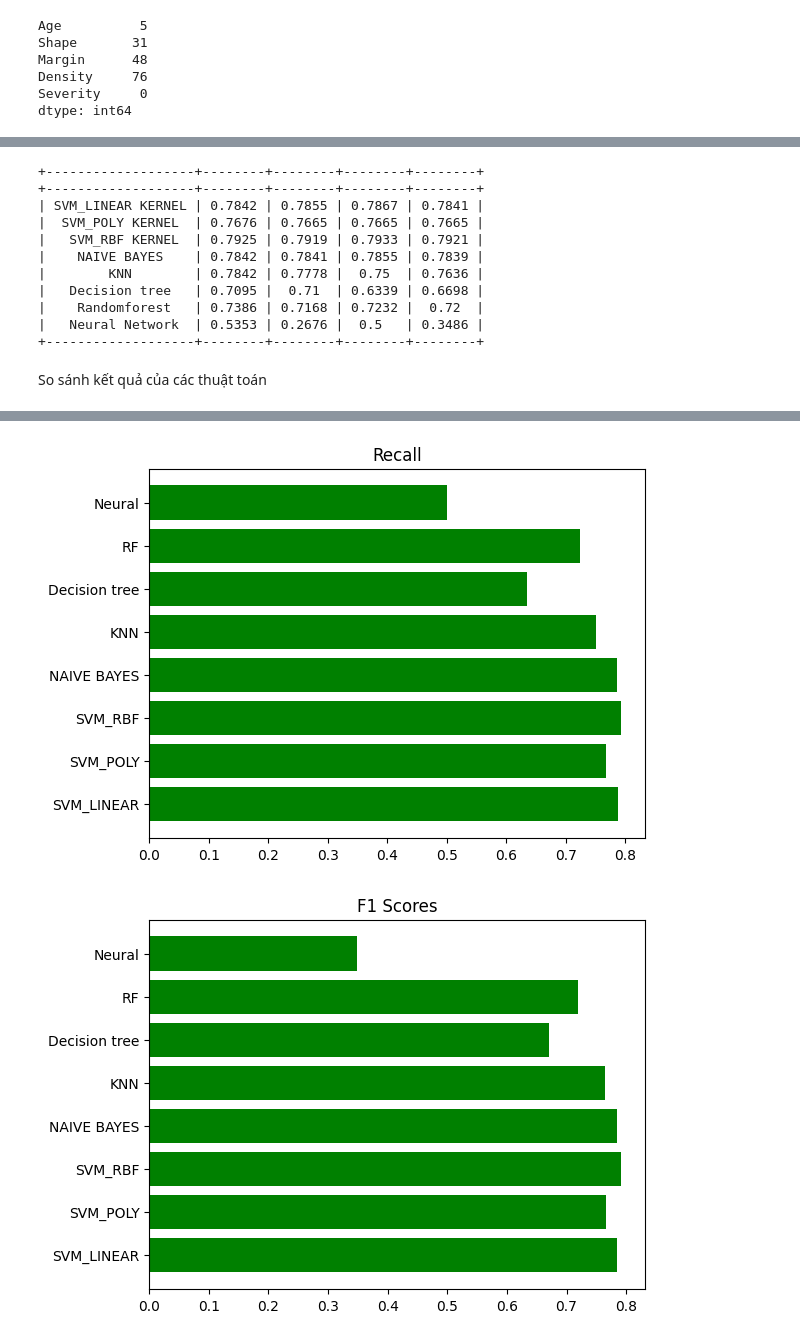
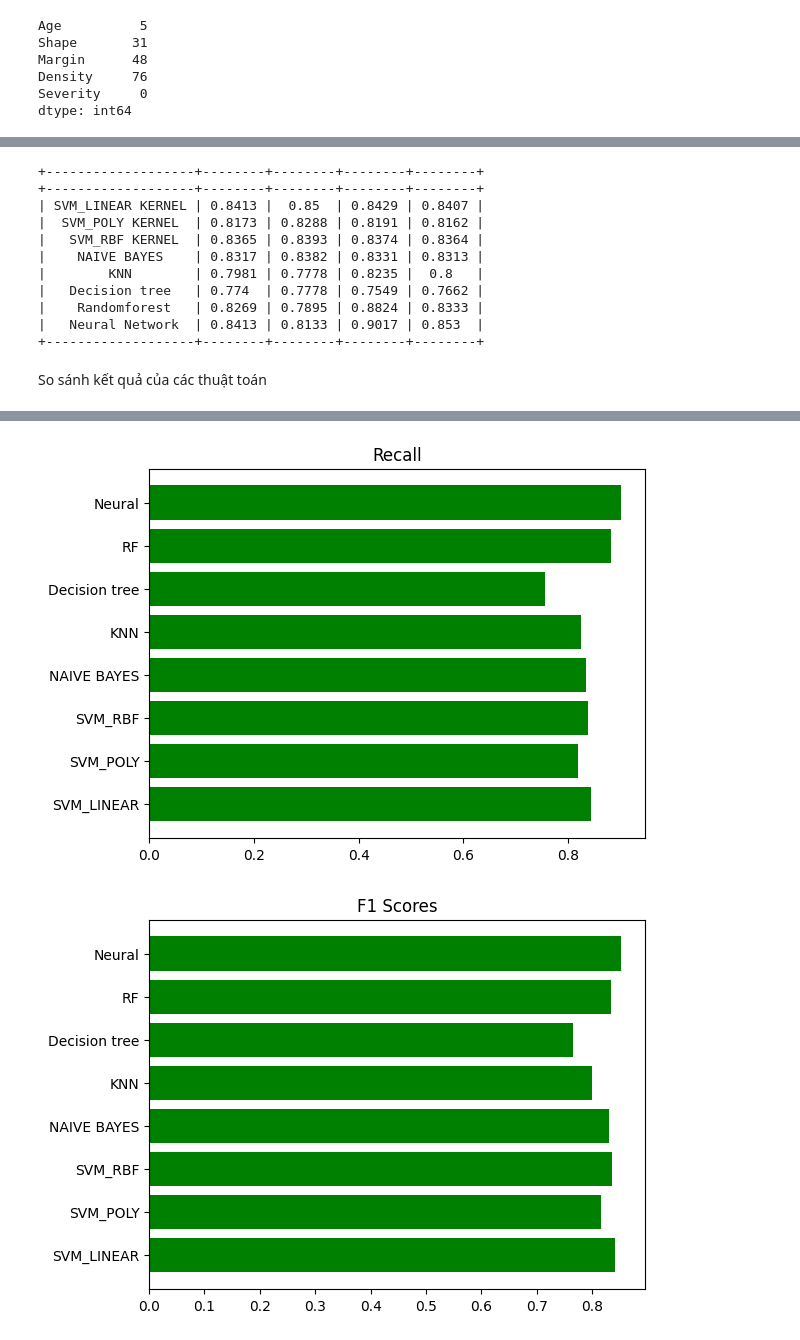
Before and after one commit to NguyenThiHongLinh/ML2023, a Jupyter notebook: Nhom2_Seminar_ML.ipynb, the cells around one changed output, grey strips where cells are left out. Cells and saved outputs as stored; diff of their text form; code cells hidden in the pictures.

```diff
--- a/Nhom2_Seminar_ML.ipynb
+++ b/Nhom2_Seminar_ML.ipynb
@@ -95,3 +81,7 @@ data.describe(include=("all"))
 | 50% | 57.000000 | 3.000000 | 3.000000 | 3.000000 | 0.000000 |
 | 75% | 66.000000 | 4.000000 | 4.000000 | 3.000000 | 1.000000 |
 | max | 96.000000 | 4.000000 | 5.000000 | 4.000000 | 1.000000 |
+# %%
+data.dropna(inplace=True)
+data.shape
+data. describe(include=("all"))
@@ -315,7 +315,7 @@ Accuracy :  0.7095435684647303
 # %%
 # RANDOM FOREST CLASSIFIER
 from sklearn.ensemble import RandomForestClassifier
-clf = RandomForestClassifier(n_estimators=10)
+clf = RandomForestClassifier(max_depth=3, n_estimators=100, random_state=0)
 clf = clf.fit(X_train,y_train)
 y_pred_rd = clf.predict(X_test)
 clf.score(X_test, y_test)
@@ -418,0 +380,35 @@ Accuracy :  0.5352697095435685
+# %%
+from keras import backend as K
+
+def recall_m(y_true, y_pred):
+    true_positives = K.sum(K.round(K.clip(y_true * y_pred, 0, 1)))
+    possible_positives = K.sum(K.round(K.clip(y_true, 0, 1)))
+    recall = true_positives / (possible_positives + K.epsilon())
+    return recall
+
+def precision_m(y_true, y_pred):
+    true_positives = K.sum(K.round(K.clip(y_true * y_pred, 0, 1)))
+    predicted_positives = K.sum(K.round(K.clip(y_pred, 0, 1)))
+    precision = true_positives / (predicted_positives + K.epsilon())
+    return precision
+
+def f1_m(y_true, y_pred):
+    precision = precision_m(y_true, y_pred)
+    recall = recall_m(y_true, y_pred)
+    return 2*((precision*recall)/(precision+recall+K.epsilon()))
+
+# compile the model
+model.compile(optimizer='adam', loss='binary_crossentropy', metrics=['acc',f1_m,precision_m, recall_m])
+
+# fit the model
+history = model.fit(X_train, y_train, validation_split=0.3, epochs=10, verbose=0)
+
+# evaluate the model
+loss, accuracy, f1_score, precision, recall = model.evaluate(X_test, y_test, verbose=0)
+# ypred=model.predict(X_test)
+print ("Loss:", loss)
+values = [accuracy, precision, recall, f1_score]
+names = ["Accuracy", "Precision", "Recall", "F1 Score"]
+plt.plot(names, values, color="green")
+plt.title("Neural Network")
+plt.show()
@@ -426,21 +425,21 @@ t.add_row(['NAIVE BAYES', round(accuracy_nb,4),round(precision_nb,4),round(recal
 t.add_row(['KNN', round(accuracy_knn,4),round(precision_knn,4),round(recall_knn,4),round(f1_knn,4)])
 t.add_row(['Decision tree', round(acc_tree,4),round(precision_tree,4),round(recall_tree,4),round(f1_tree,4)])
 t.add_row(['Randomforest', round(acc_rd,4),round(precision_rd,4),round(recall_rd,4),round(f1_rd,4)])
-t.add_row(['Neural Network', round(accuracy,4),round(precision,4),round(recall,4),round(f1,4)])
+t.add_row(['Neural Network', round(accuracy,4),round(precision,4),round(recall,4),round(f1_score,4)])
 
 
 print(t)
 # %% [output]
 +-------------------+--------+--------+--------+--------+
 +-------------------+--------+--------+--------+--------+
-| SVM_LINEAR KERNEL | 0.7842 | 0.7855 | 0.7867 | 0.7841 |
-|  SVM_POLY KERNEL  | 0.7676 | 0.7665 | 0.7665 | 0.7665 |
-|   SVM_RBF KERNEL  | 0.7925 | 0.7919 | 0.7933 | 0.7921 |
-|    NAIVE BAYES    | 0.7842 | 0.7841 | 0.7855 | 0.7839 |
-|        KNN        | 0.7842 | 0.7778 |  0.75  | 0.7636 |
-|   Decision tree   | 0.7095 |  0.71  | 0.6339 | 0.6698 |
-|    Randomforest   | 0.7386 | 0.7168 | 0.7232 |  0.72  |
-|   Neural Network  | 0.5353 | 0.2676 |  0.5   | 0.3486 |
+| SVM_LINEAR KERNEL | 0.8413 |  0.85  | 0.8429 | 0.8407 |
+|  SVM_POLY KERNEL  | 0.8173 | 0.8288 | 0.8191 | 0.8162 |
+|   SVM_RBF KERNEL  | 0.8365 | 0.8393 | 0.8374 | 0.8364 |
+|    NAIVE BAYES    | 0.8317 | 0.8382 | 0.8331 | 0.8313 |
+|        KNN        | 0.7981 | 0.7778 | 0.8235 |  0.8   |
+|   Decision tree   | 0.774  | 0.7778 | 0.7549 | 0.7662 |
+|    Randomforest   | 0.8269 | 0.7895 | 0.8824 | 0.8333 |
+|   Neural Network  | 0.8413 | 0.8133 | 0.9017 | 0.853  |
 +-------------------+--------+--------+--------+--------+
 # %% [markdown]
 So sánh kết quả của các thuật toán
@@ -467,7 +466,7 @@ plt.title("Recall")
 plt.show()
 
 # F1 SCORES
-values = [f1_svm,f1_svm_1,f1_svm_r, f1_nb, f1_knn, f1_tree,f1_rd, f1]
+values = [f1_svm,f1_svm_1,f1_svm_r, f1_nb, f1_knn, f1_tree,f1_rd, f1_score]
 names = ["SVM_LINEAR","SVM_POLY","SVM_RBF", "NAIVE BAYES", "KNN", "Decision tree","RF","Neural"]
 plt.barh(names, values, color="green")
 plt.title("F1 Scores")
@@ -478,2 +477,2 @@ plt.show()
-[figure, old version]
+[figure, new version]
-[figure, old version]
+[figure, new version]
```
Also changed, not shown: parts of 18 cells of this notebook.
